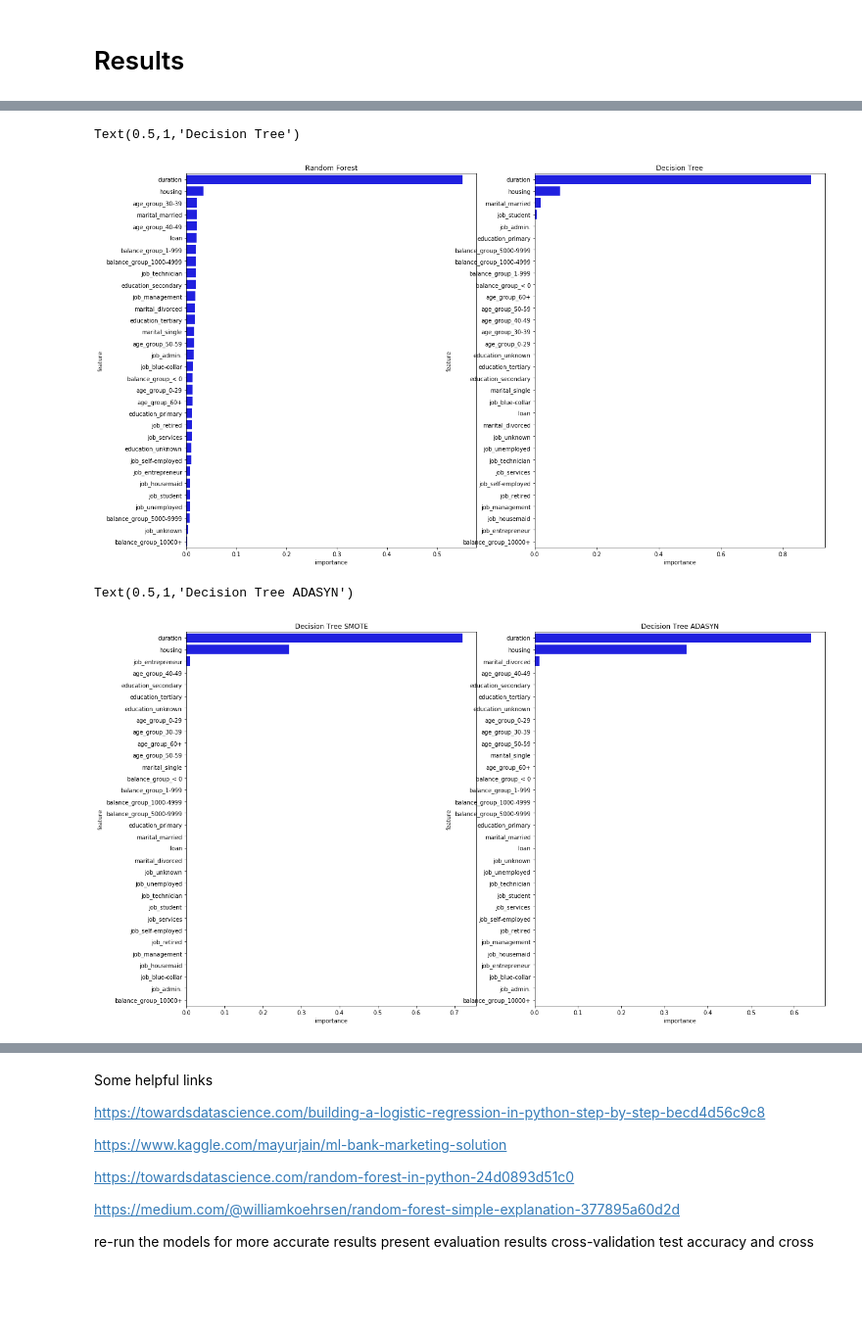
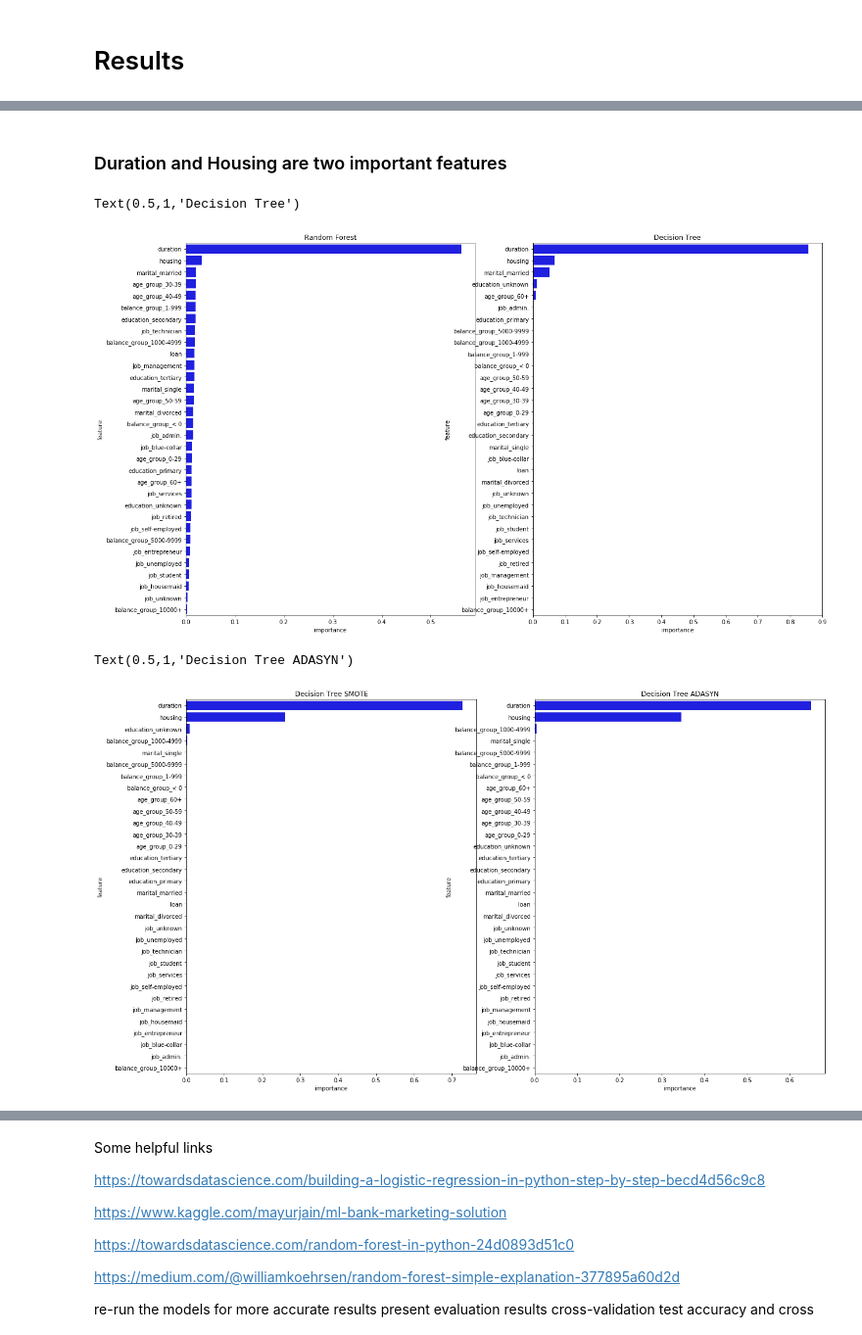
Before and after one commit to JialunC/SCS3250-final-project, a Jupyter notebook: Final_project_UofT_intro_datascience.ipynb, the cells around one changed output, grey strips where cells are left out. Shown: that part at 98% size. Cells and saved outputs as stored; diff of their text form; code cells hidden in the pictures; blank space fills up the shorter version.

```diff
--- a/Final_project_UofT_intro_datascience.ipynb
+++ b/Final_project_UofT_intro_datascience.ipynb
@@ -669,6 +668,2 @@ names_index = names[1:]
 log_cols = ['Classifier - Dataset', 'Accuracy', 'Precision Score', 'Recall Score', 'F1-Score', 'roc-auc-score']
 log = pd.DataFrame(columns=log_cols)
-# %%
-test_size = 0.3
-seed = 15
-X_train, X_test, y_train, y_test = model_selection.train_test_split(X, Y, test_size=test_size, random_state=seed)
@@ -812,4 +772,5 @@ log = log.append(log_entry)
 # %%
-res_list=list(zip(names_index, dt.feature_importances_))
-results_dt = pd.DataFrame(res_list,columns=['feature','importance'])
-results_dt = results_dt[['feature','importance']].sort_values(by='importance', ascending=False)
+res_list=list(zip(names_index, dt3_trained.feature_importances_))
+importance_results_dt = pd.DataFrame(res_list,columns=['feature','importance'])
+importance_results_dt = importance_results_dt[['feature','importance']].sort_values(by='importance', ascending=False)
+importance_results_dt
@@ -856,0 +821,5 @@ log = log.append(log_entry)
+# %%
+name = 'RandomForest'
+rf = RandomForestClassifier(n_estimators = 100, random_state = seed)
+result_rf, rf_trained = split_dataset_run_cross_val_and_evaluate_with_test_dataset(X, Y, rf, name)
+result_rf
@@ -857,4 +830,5 @@ log = log.append(log_entry)
 # %%
-res_list=list(zip(names_index, rf.feature_importances_))
-results_rf = pd.DataFrame(res_list,columns=['feature','importance'])
-results_rf = results_rf[['feature','importance']].sort_values(by='importance', ascending=False)
+res_list=list(zip(names_index, rf_trained.feature_importances_))
+importance_results_rf = pd.DataFrame(res_list,columns=['feature','importance'])
+importance_results_rf = importance_results_rf[['feature','importance']].sort_values(by='importance', ascending=False)
+importance_results_rf
@@ -929,20 +1019,22 @@ log
+# %% [markdown]
+### Duration and Housing are two important features
 # %%
 fig, axes = plt.subplots(1,2,figsize=(20,12))
-sns.barplot(x='importance',y='feature',data=results_rf, color='b',ci=None, ax=axes[0])
+sns.barplot(x='importance',y='feature',data=importance_results_rf, color='b',ci=None, ax=axes[0])
 axes[0].set_title('Random Forest')
-sns.barplot(x='importance',y='feature',data=results_dt, color='b',ci=None, ax=axes[1])
+sns.barplot(x='importance',y='feature',data=importance_results_dt, color='b',ci=None, ax=axes[1])
 axes[1].set_title('Decision Tree')
 # %% [output]
 Text(0.5,1,'Decision Tree')
-[figure, old version]
+[figure, new version]
 # %%
 fig, axes = plt.subplots(1,2,figsize=(20,12))
-sns.barplot(x='importance',y='feature',data=results_SMOTE, color='b',ci=None, ax=axes[0])
+sns.barplot(x='importance',y='feature',data=importance_results_dtSMOTE, color='b',ci=None, ax=axes[0])
 axes[0].set_title('Decision Tree SMOTE')
-sns.barplot(x='importance',y='feature',data=results_ADASYN, color='b',ci=None, ax=axes[1])
+sns.barplot(x='importance',y='feature',data=importance_results_dtADASYN, color='b',ci=None, ax=axes[1])
 axes[1].set_title('Decision Tree ADASYN')
 # %% [output]
 Text(0.5,1,'Decision Tree ADASYN')
-[figure, old version]
+[figure, new version]
 # %%
 fig, axes = plt.subplots(1,2,figsize=(20,12))
```
Also changed, not shown: parts of 36 cells of this notebook.
